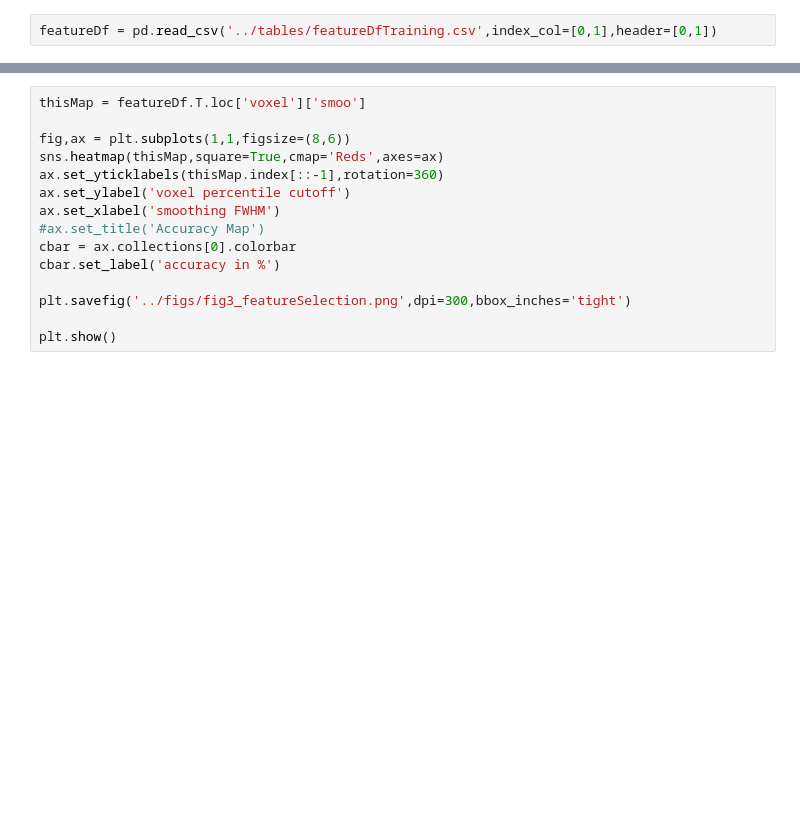
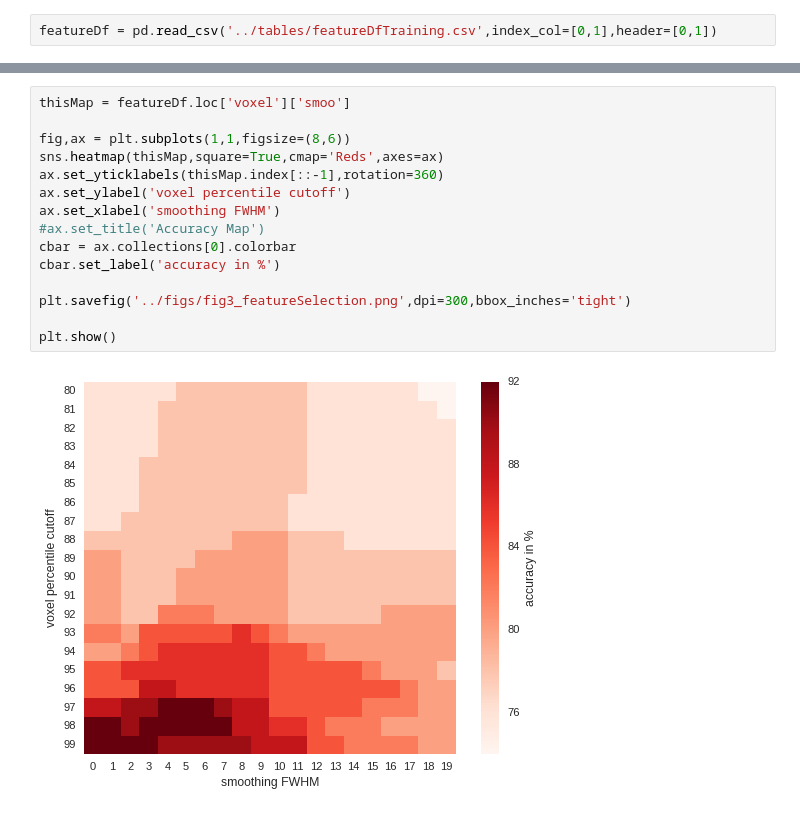
Before and after one commit to mwegrzyn/thoughtExperiment, a Jupyter notebook: notebooks/_001_training.ipynb, the cells around one changed output, grey strips where cells are left out. Saved outputs shown, nothing was run; the diff lists cells and outputs as text; blank space fills up the shorter version.

```diff
--- a/notebooks/_001_training.ipynb
+++ b/notebooks/_001_training.ipynb
@@ -678,15 +728,17 @@ featureDf.T
 # %%
-thisMap = featureDf.T.loc['voxel']['smoo']
+thisMap = featureDf.loc['voxel']['smoo']
 
 fig,ax = plt.subplots(1,1,figsize=(8,6))
 sns.heatmap(thisMap,square=True,cmap='Reds',axes=ax)
 ax.set_yticklabels(thisMap.index[::-1],rotation=360)
 ax.set_ylabel('voxel percentile cutoff')
 ax.set_xlabel('smoothing FWHM')
 #ax.set_title('Accuracy Map')
 cbar = ax.collections[0].colorbar
 cbar.set_label('accuracy in %')
 
 plt.savefig('../figs/fig3_featureSelection.png',dpi=300,bbox_inches='tight')
 
 plt.show()
+# %% [output]
+[figure, added]
```
Also changed, not shown: parts of 12 cells of this notebook, 2 other files.
